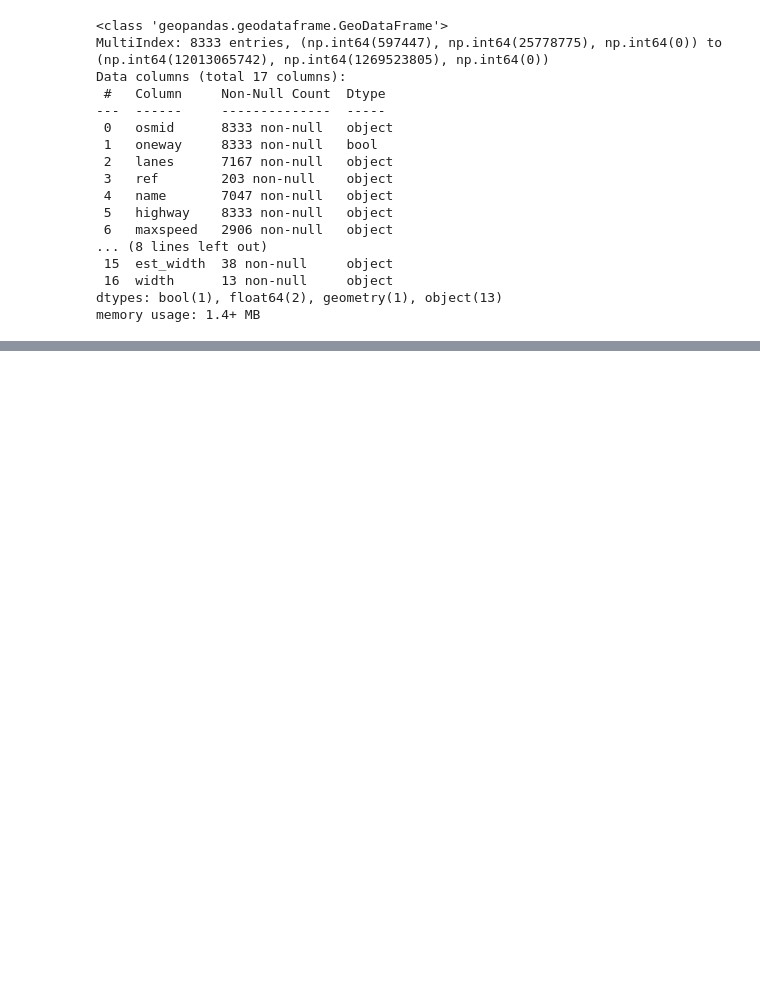
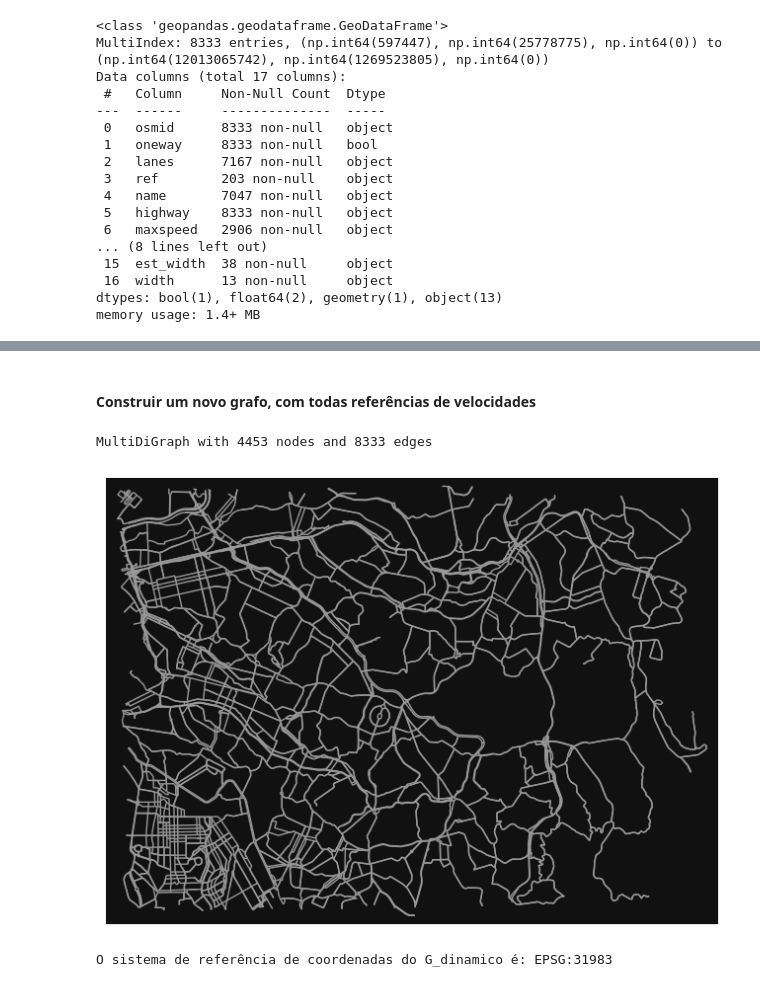
Before and after one commit to marcelof314/SP_urban_flooding, a Jupyter notebook: 11 Minimum path calculation.ipynb, the cells around one changed output, grey strips where cells are left out. Cells and saved outputs as stored; diff of their text form; code cells hidden in the pictures; blank space fills up the shorter version.

```diff
--- a/11 Minimum path calculation.ipynb
+++ b/11 Minimum path calculation.ipynb
@@ -362,0 +546,23 @@ memory usage: 1.4+ MB
+# %%
+def add_edge_travel_times_gdf2(gdf, referencia):
+    referencia_corrigida = referencia.replace('_clp.tif', '')
+    nome = 'tt_' + referencia_corrigida
+
+    # Criar a coluna apenas se não existir
+    if nome not in gdf.columns:
+        gdf[nome] = np.nan
+
+    # Garantir que as colunas existam e preencher valores NaN com 0
+    if referencia_corrigida not in gdf.columns:
+        gdf[referencia_corrigida] = 0  # Evita KeyError
+
+    gdf['length'] = gdf.get('length', 0).fillna(0)
+
+    # Criar máscara para vias intransitáveis
+    intransitavel_mask = gdf[referencia_corrigida] == 0
+
+    # Atribuir valores de tempo de viagem
+    gdf.loc[intransitavel_mask, nome] = np.inf
+    gdf.loc[~intransitavel_mask, nome] = (gdf.loc[~intransitavel_mask, 'length'] * 3.6) / gdf.loc[~intransitavel_mask, referencia_corrigida]
+
+    return gdf
@@ -362,0 +704,21 @@ memory usage: 1.4+ MB
+# %% [markdown]
+#### Construir um novo grafo, com todas referências de velocidades
+# %%
+# Garantir que os nós tenham colunas 'x' e 'y' extraídas da geometria
+#node_baseline["x"] = node_baseline.geometry.x
+#node_baseline["y"] = node_baseline.geometry.y
+
+# Gerar o grafo e armazená-lo no dicionário
+G_dinamico = ox.graph_from_gdfs(node_baseline, edges_simulados)
+
+# Exibir o grafo
+print(G_dinamico)
+ox.plot_graph(G_dinamico)
+
+# Verificar o sistema de referência de coordenadas
+crs = G_dinamico.graph['crs']
+print(f'O sistema de referência de coordenadas do G_dinamico é:', crs)
+# %% [output]
+MultiDiGraph with 4453 nodes and 8333 edges
+[figure, added]
+O sistema de referência de coordenadas do G_dinamico é: EPSG:31983
```
Also changed, not shown: parts of 41 cells of this notebook, 1 other file.
